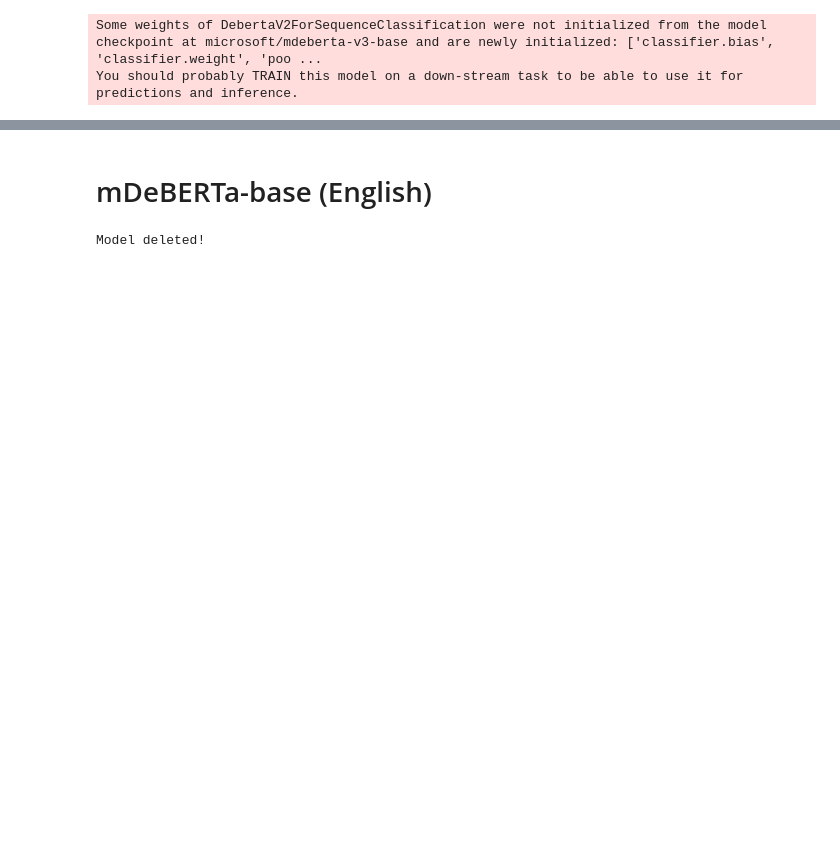
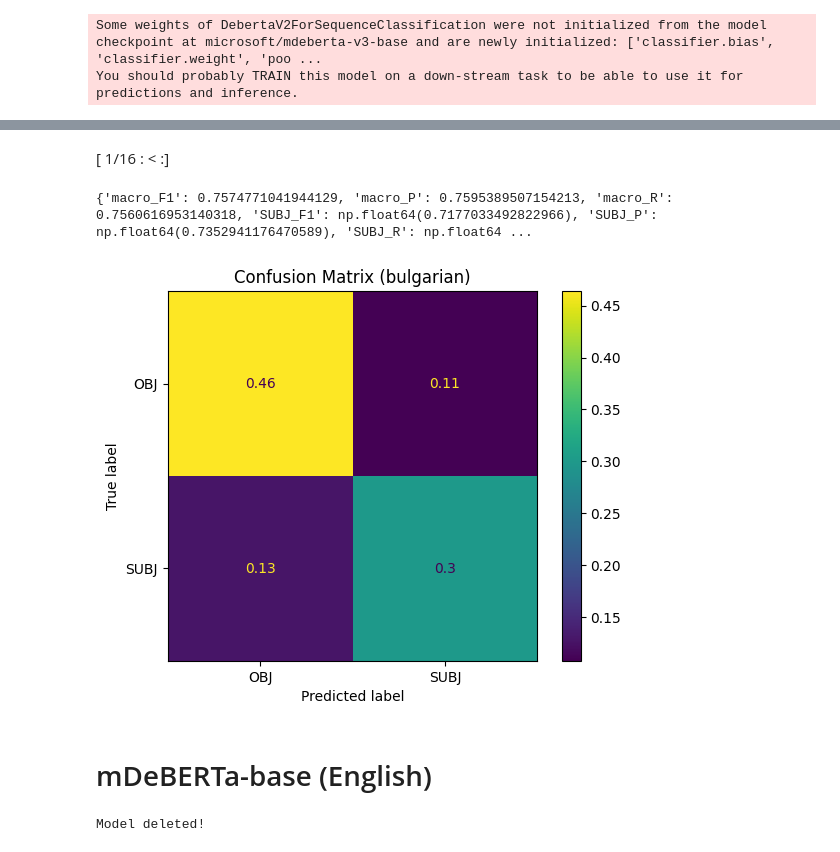
Before and after one commit to MatteoFasulo/clef2025-checkthat, a Jupyter notebook: notebook.ipynb, the cells around one changed output, grey strips where cells are left out. Saved outputs shown, nothing was run; the diff lists cells and outputs as text; code cells hidden in the pictures; blank space fills up the shorter version.

```diff
--- a/notebook.ipynb
+++ b/notebook.ipynb
@@ -558,11 +460,0 @@ criterion = torch.nn.CrossEntropyLoss(weight=class_weights, label_smoothing=labe
-# %%
-model = detector.train_model(
-    model=model,
-    model_name=f"mDeBERTa-base-subjectivity-{language}.pth",
-    train_dl=train_dl,
-    dev_dl=dev_dl,
-    criterion=criterion,
-    optimizer=optimizer,
-    scheduler=scheduler,
-    epochs=epochs,
-    device=device)
@@ -582,2 +460,0 @@ Loading the best model checkpoint
-# %%
-results[language] = detector.test_model(model, test_dl, title=language)
@@ -586,0 +507,12 @@ results[language] = detector.test_model(model, test_dl, title=language)
+# %%
+# Create a Trainer instance
+trainer = CustomTrainer(
+    model=model,
+    args=training_args,
+    train_dataset=train_data,
+    eval_dataset=dev_data,
+    data_collator=collator_fn,
+    compute_metrics=evaluate_metrics,
+    class_weights=class_weights,
+    device=device,
+)
@@ -587,3 +531,21 @@ results[language] = detector.test_model(model, test_dl, title=language)
+# %%
+test_predictions, test_labels, _ = trainer.predict(test_data)
+
+stats = evaluate_metrics((test_predictions, test_labels))
+
+test_predictions = np.argmax(test_predictions, axis=1)
+
+print(stats)
+results[language] = stats
+
+cm = confusion_matrix(test_labels, test_predictions, normalize='all')
+ConfusionMatrixDisplay(cm, display_labels=['OBJ', 'SUBJ']).plot()
+plt.title(f"Confusion Matrix ({language})")
+plt.show()
+# %% [output]
+[ 1/16 : < :]
+{'macro_F1': 0.7574771041944129, 'macro_P': 0.7595389507154213, 'macro_R': 0.7560616953140318, 'SUBJ_F1': np.float64(0.7177033492822966), 'SUBJ_P': np.float64(0.7352941176470589), 'SUBJ_R': np.float64 ...
+[figure, added]
 # %% [markdown]
 # mDeBERTa-base (English)
 # %%
```
Also changed, not shown: parts of 67 cells of this notebook, 1 other file.
